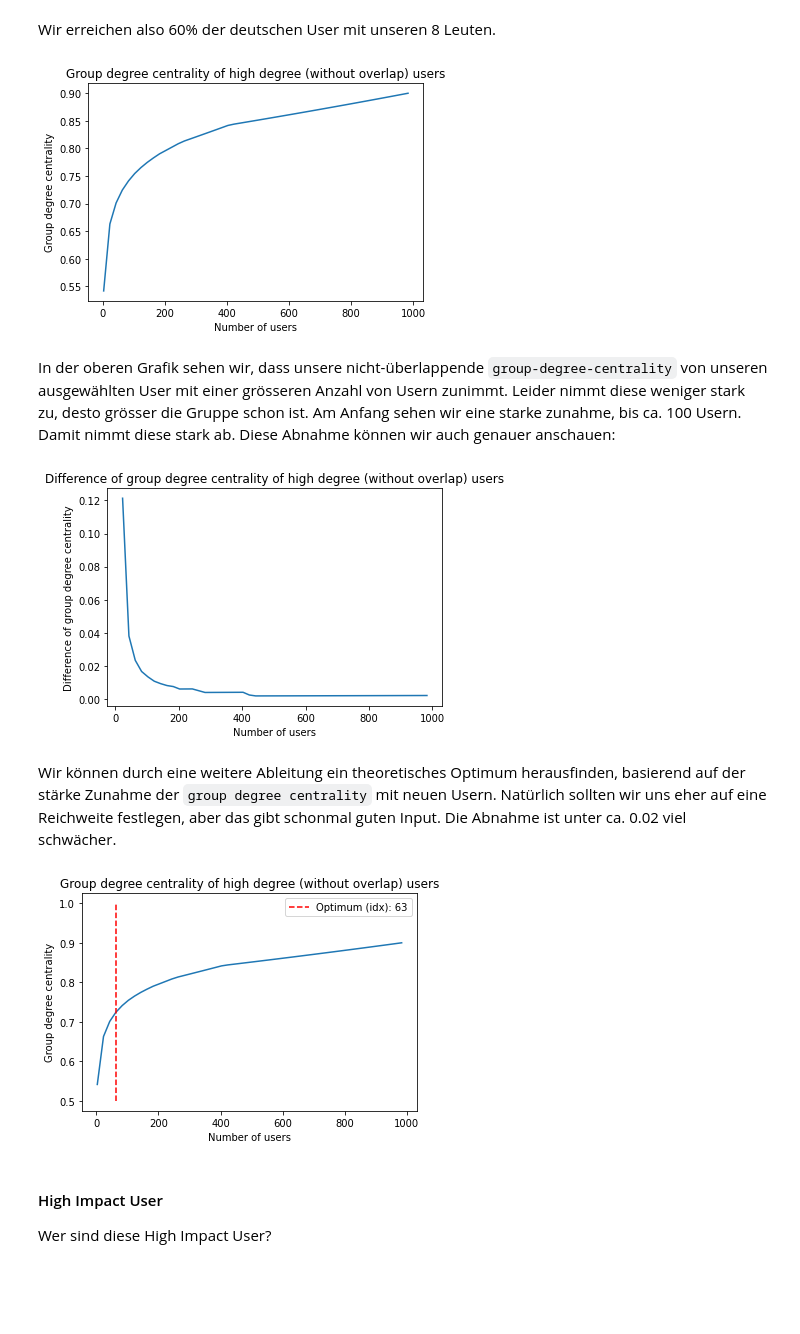
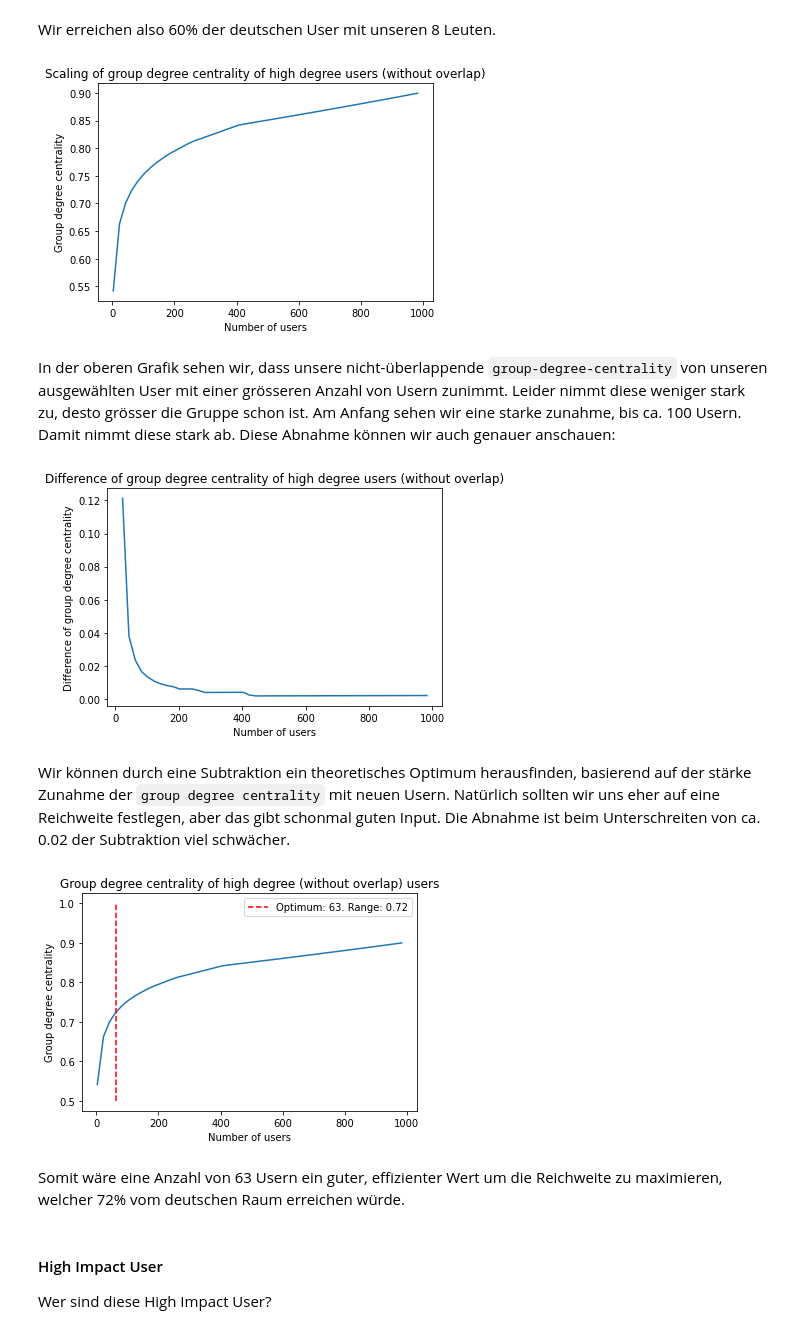
Before and after one commit to kenfus/SAN, a Jupyter notebook: main.ipynb, the cells around one changed output. Saved outputs shown, nothing was run; the diff lists cells and outputs as text; code cells hidden in the pictures; blank space fills up the shorter version.

```diff
--- a/main.ipynb
+++ b/main.ipynb
@@ -677,4 +654,6 @@ features_de
 # %%
+# Deutscher Markt aus dem Netzwerk extrahieren
+features_de = features[features.language == 'DE'].copy()
 de_ids = features_de.numeric_id.tolist()
 G_de = nx.subgraph(G, de_ids)
 features_de['degree'] = G_de.degree()
@@ -793,21 +754,21 @@ for max_users in range_of_max_users:
 # %%
 plt.plot(range_of_max_users, group_degree_centralities)
 plt.xlabel('Number of users')
 plt.ylabel('Group degree centrality')
-plt.title('Group degree centrality of high degree (without overlap) users')
+plt.title('Scaling of group degree centrality of high degree users (without overlap)')
 plt.show()
 # %% [output]
-[figure, old version]
+[figure, new version]
 # %% [markdown]
 In der oberen Grafik sehen wir, dass unsere nicht-überlappende `group-degree-centrality` von unseren ausgewählten User mit einer grösseren Anzahl von Usern zunimmt. Leider nimmt diese weniger stark zu, desto grösser die Gruppe schon ist. Am Anfang sehen wir eine starke zunahme, bis ca. 100 Usern. Damit nimmt diese stark ab. Diese Abnahme können wir auch genauer anschauen:
 # %%
 plt.plot(range_of_max_users[1:], np.diff(group_degree_centralities))
 plt.xlabel('Number of users')
 plt.ylabel('Difference of group degree centrality')
-plt.title('Difference of group degree centrality of high degree (without overlap) users')
+plt.title('Difference of group degree centrality of high degree users (without overlap)')
 plt.show()
 # %% [output]
-[figure, old version]
+[figure, new version]
 # %% [markdown]
-Wir können durch eine weitere Ableitung ein theoretisches Optimum herausfinden, basierend auf der stärke Zunahme der `group degree centrality` mit neuen Usern. Natürlich sollten wir uns eher auf eine Reichweite festlegen, aber das gibt schonmal guten Input. Die Abnahme ist unter ca. 0.02 viel schwächer.
+Wir können durch eine Subtraktion ein theoretisches Optimum herausfinden, basierend auf der stärke Zunahme der `group degree centrality` mit neuen Usern. Natürlich sollten wir uns eher auf eine Reichweite festlegen, aber das gibt schonmal guten Input. Die Abnahme ist beim Unterschreiten von ca. 0.02 der Subtraktion viel schwächer.
 # %%
@@ -817,12 +779,14 @@ optimum_max_users = range_of_max_users[optimum_idx]
 plt.plot(range_of_max_users, group_degree_centralities)
 plt.xlabel('Number of users')
 plt.ylabel('Group degree centrality')
-plt.vlines(x=optimum_max_users, ymin=0.5, ymax=1, linestyles='dashed', colors='red', label=f'Optimum (idx): {optimum_max_users}')
+plt.vlines(x=optimum_max_users, ymin=0.5, ymax=1, linestyles='dashed', colors='red', label=f'Optimum: {optimum_max_users}. Range: {group_degree_centralities[optimum_idx]:.2f}')
 plt.legend()
 plt.title('Group degree centrality of high degree (without overlap) users')
 plt.show()
 # %% [output]
-[figure, old version]
+[figure, new version]
+# %% [markdown]
+Somit wäre eine Anzahl von 63 Usern ein guter, effizienter Wert um die Reichweite zu maximieren, welcher 72% vom deutschen Raum erreichen würde.
 # %% [markdown]
 #### High Impact User
 Wer sind diese High Impact User?
```
Also changed, not shown: parts of 58 cells of this notebook.
